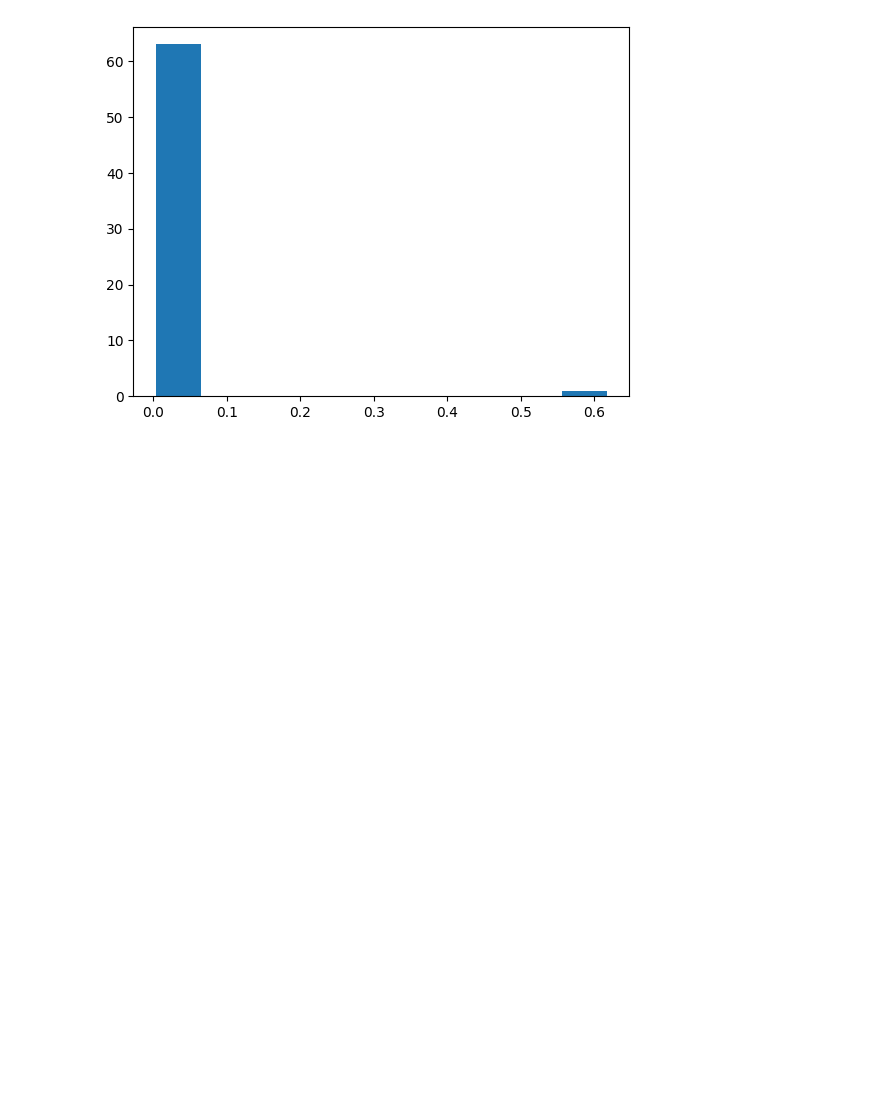
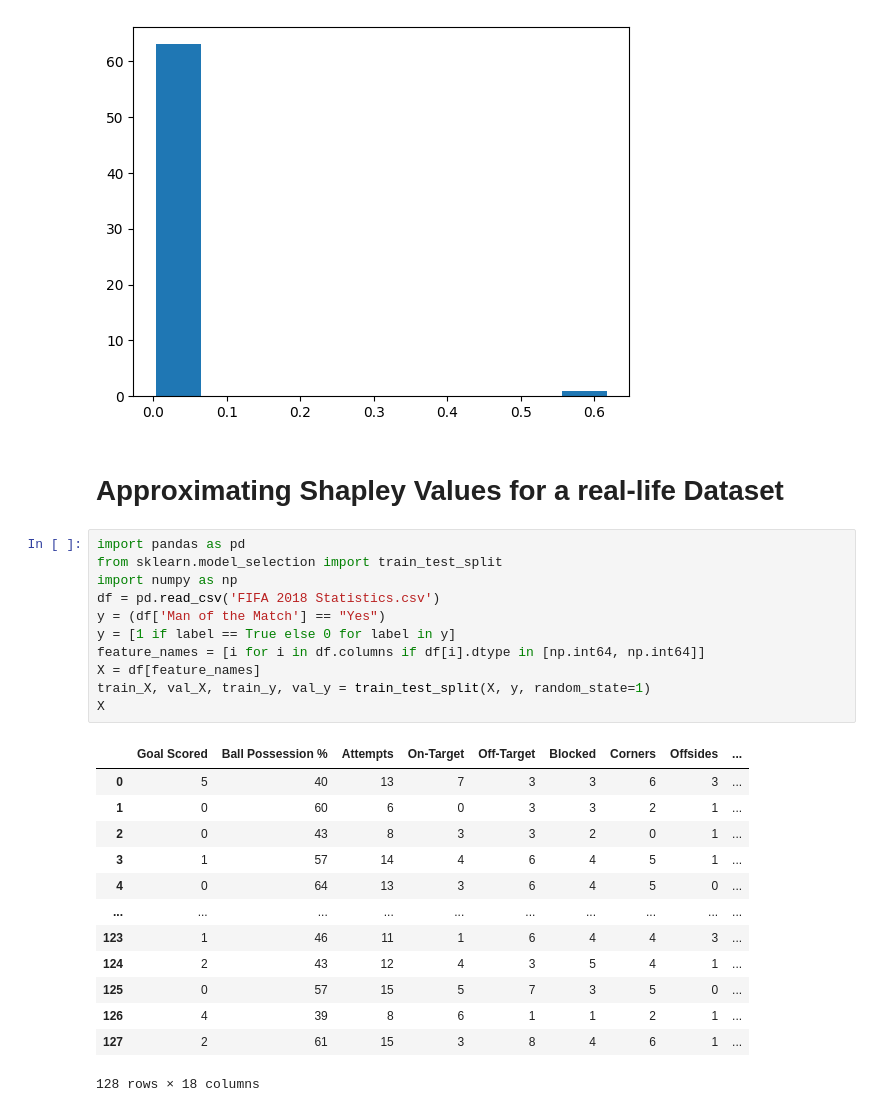
Before and after one commit to maximedidasca/hierarchical_shapley_approx, a Jupyter notebook: algo.ipynb, the cells around one changed output. Drawn from its saved outputs; the diff is of its cells as text; blank space fills up the shorter version.

```diff
--- a/algo.ipynb
+++ b/algo.ipynb
@@ -121,3 +121,30 @@ plt.hist(shap)
 plt.show()
 # %% [output]
 [figure]
+# %% [markdown]
+# Approximating Shapley Values for a real-life Dataset
+# %%
+import pandas as pd
+from sklearn.model_selection import train_test_split
+import numpy as np
+df = pd.read_csv('FIFA 2018 Statistics.csv')
+y = (df['Man of the Match'] == "Yes")
+y = [1 if label == True else 0 for label in y]
+feature_names = [i for i in df.columns if df[i].dtype in [np.int64, np.int64]]
+X = df[feature_names]
+train_X, val_X, train_y, val_y = train_test_split(X, y, random_state=1)
+X
+# %% [output]
+|  | Goal Scored | Ball Possession % | Attempts | On-Target | Off-Target | Blocked | Corners | Offsides | ... |
+| 0 | 5 | 40 | 13 | 7 | 3 | 3 | 6 | 3 | ... |
+| 1 | 0 | 60 | 6 | 0 | 3 | 3 | 2 | 1 | ... |
+| 2 | 0 | 43 | 8 | 3 | 3 | 2 | 0 | 1 | ... |
+| 3 | 1 | 57 | 14 | 4 | 6 | 4 | 5 | 1 | ... |
+| 4 | 0 | 64 | 13 | 3 | 6 | 4 | 5 | 0 | ... |
+| ... | ... | ... | ... | ... | ... | ... | ... | ... | ... |
+| 123 | 1 | 46 | 11 | 1 | 6 | 4 | 4 | 3 | ... |
+| 124 | 2 | 43 | 12 | 4 | 3 | 5 | 4 | 1 | ... |
+| 125 | 0 | 57 | 15 | 5 | 7 | 3 | 5 | 0 | ... |
+| 126 | 4 | 39 | 8 | 6 | 1 | 1 | 2 | 1 | ... |
+| 127 | 2 | 61 | 15 | 3 | 8 | 4 | 6 | 1 | ... |
+128 rows × 18 columns
```
Also changed, not shown: parts of 8 cells of this notebook.
